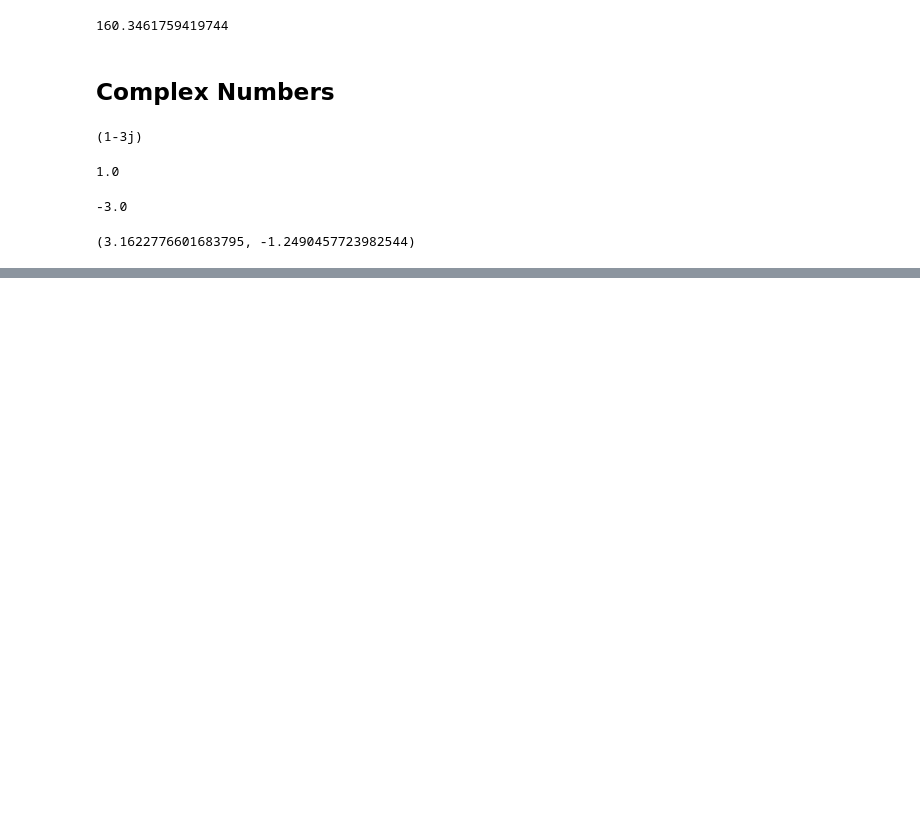
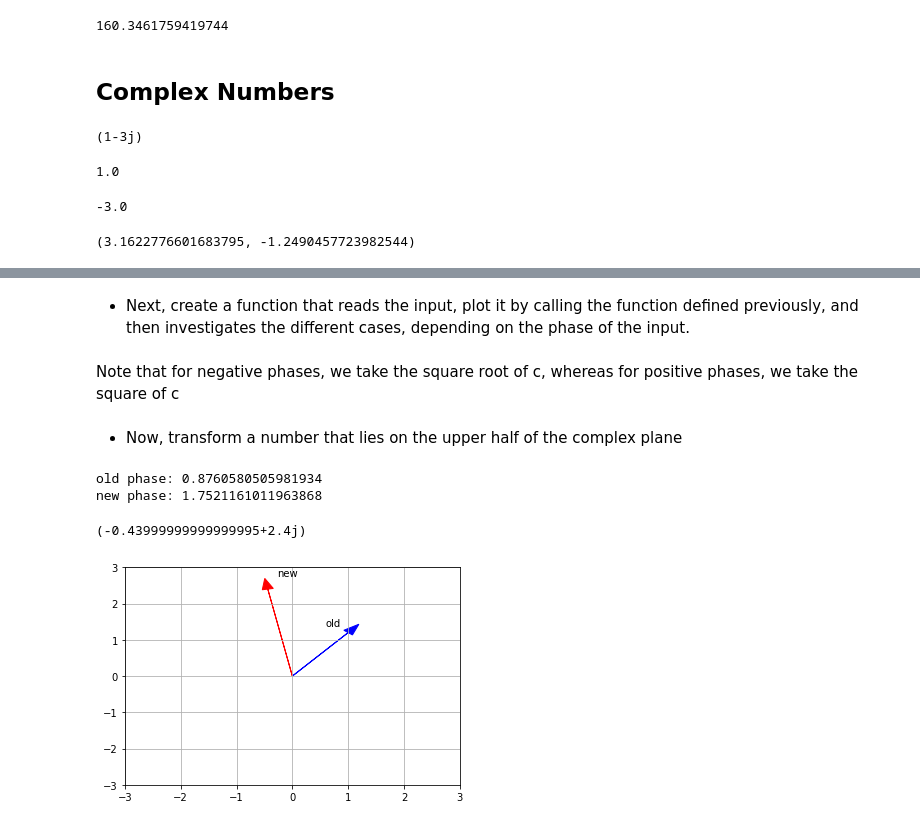
Before and after one commit to samyon7/Statistics-Python, a Jupyter notebook: Work_5/work_5-1.ipynb, the cells around one changed output, grey strips where cells are left out. Drawn from its saved outputs; the diff is of its cells as text; code cells hidden in the pictures; blank space fills up the shorter version.

Commit message:
Complex Number Implementation

```diff
--- a/Work_5/work_5-1.ipynb
+++ b/Work_5/work_5-1.ipynb
@@ -611,0 +668,38 @@ find_polar(1-3j)
+# %%
+def plot_complex(c, color='b', label=None):
+    ax = plt.axes()
+    ax.arrow(0,0, c.real, c.imag, head_width=0.2, head_length=0.3, color=color)
+    ax.annotate(label, xy=(0.6*c.real, 1.15*c.imag))
+    plt.xlim(-3,3)
+    plt.ylim(-3,3)
+    plt.grid(b=True, which='major')
+# %% [markdown]
+- Next, create a function that reads the input, plot it by calling the function defined previously, and then investigates the different cases, depending on the phase of the input.
+# %%
+def mult_complex(c, label1='old', label2='new'):
+    phase = cmath.phase(c)
+    plot_complex(c, label=label1)
+    if phase == 0:
+        result = -1
+    elif phase < 0:
+        print('old phase:', phase)
+        result = cmath.sqrt(c)
+        print('new phase:', cmath.phase(result))
+        plot_complex(result, 'red', label=label2)
+    elif phase > 0:
+        print('old phase:', phase)
+        result = c*c
+        print('new phase:', cmath.phase(result))
+        plot_complex(result, 'red', label=label2)
+    return result
+# %% [markdown]
+Note that for negative phases, we take the square root of c, whereas for positive phases, we take the square of c
+# %% [markdown]
+- Now, transform a number that lies on the upper half of the complex plane
+# %%
+mult_complex(1 + 1.2j)
+# %% [output]
+old phase: 0.8760580505981934
+new phase: 1.7521161011963868
+(-0.43999999999999995+2.4j)
+[figure, added]
```
Also changed, not shown: parts of 26 cells of this notebook.
